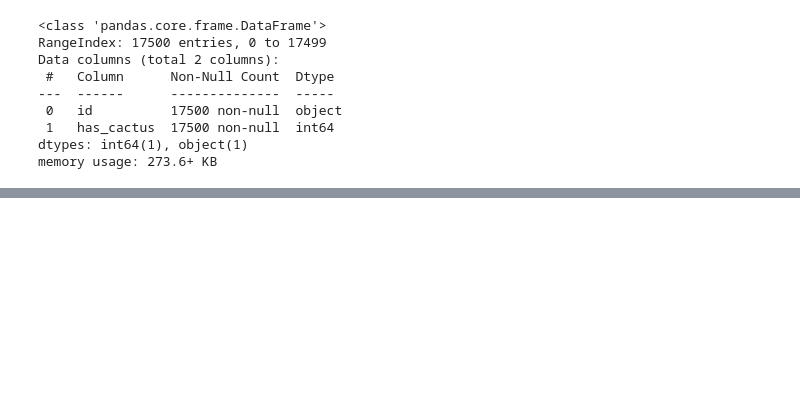
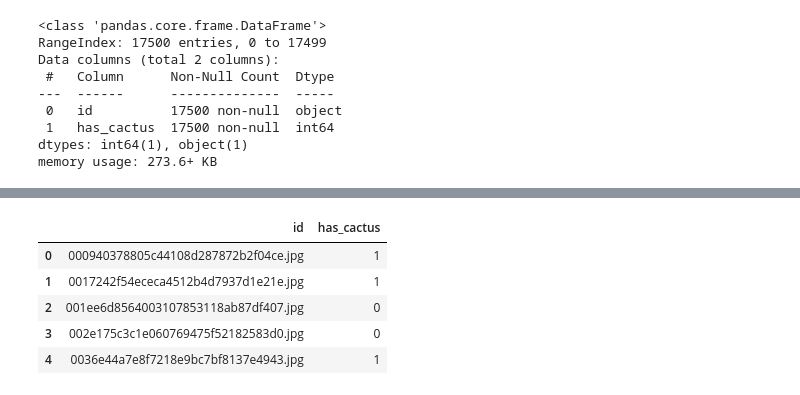
Before and after one commit to happycoder-leesh/kaggle_study, a Jupyter notebook: 7th_homework/7th_week_homework.ipynb, the cells around one changed output, grey strips where cells are left out. Cells and saved outputs as stored; diff of their text form; code cells hidden in the pictures; blank space fills up the shorter version.

```diff
--- a/7th_homework/7th_week_homework.ipynb
+++ b/7th_homework/7th_week_homework.ipynb
@@ -55,0 +241,8 @@ plt.show()
+# %%
+import torch.optim as optim
+
+lr = 0.005
+epochs = 30
+
+criterion = nn.CrossEntropyLoss()
+optimizer = optim.Adam(net.parameters(), lr=lr)
@@ -55,0 +287,6 @@ plt.show()
+# %%
+for epoch in range(1, epochs + 1):
+    train(net, train_dl, optimizer)
+    test_loss, test_accuracy = eval(net, valid_dl)
+
+    print('[{}] Test Loss: {:.4f}, Accuracy: {:.2f}%'.format(epoch, test_loss, test_accuracy))
@@ -55,0 +321,14 @@ plt.show()
+# %%
+pred_list = []
+for index, img_path in enumerate(sub_df.iloc[:,0]):
+
+    image = PIL.Image.open(os.path.join('./test/', img_path))
+    image = transform(image)
+    image = image.unsqueeze(0)
+    image = image.to(device)
+    #print(image.size())
+    output = net(image)
+    _, pred = torch.max(output, 1)
+    pred = pred.tolist()
+    print(pred[0])
+    pred_list.append(pred[0])
@@ -55,0 +353,10 @@ plt.show()
+# %%
+sub_df.iloc[:,1] = pred_list
+sub_df.head()
+# %% [output]
+|  | id | has_cactus |
+| 0 | 000940378805c44108d287872b2f04ce.jpg | 1 |
+| 1 | 0017242f54ececa4512b4d7937d1e21e.jpg | 1 |
+| 2 | 001ee6d8564003107853118ab87df407.jpg | 0 |
+| 3 | 002e175c3c1e060769475f52182583d0.jpg | 0 |
+| 4 | 0036e44a7e8f7218e9bc7bf8137e4943.jpg | 1 |
```
Also changed, not shown: parts of 32 cells of this notebook, 1 other file.
